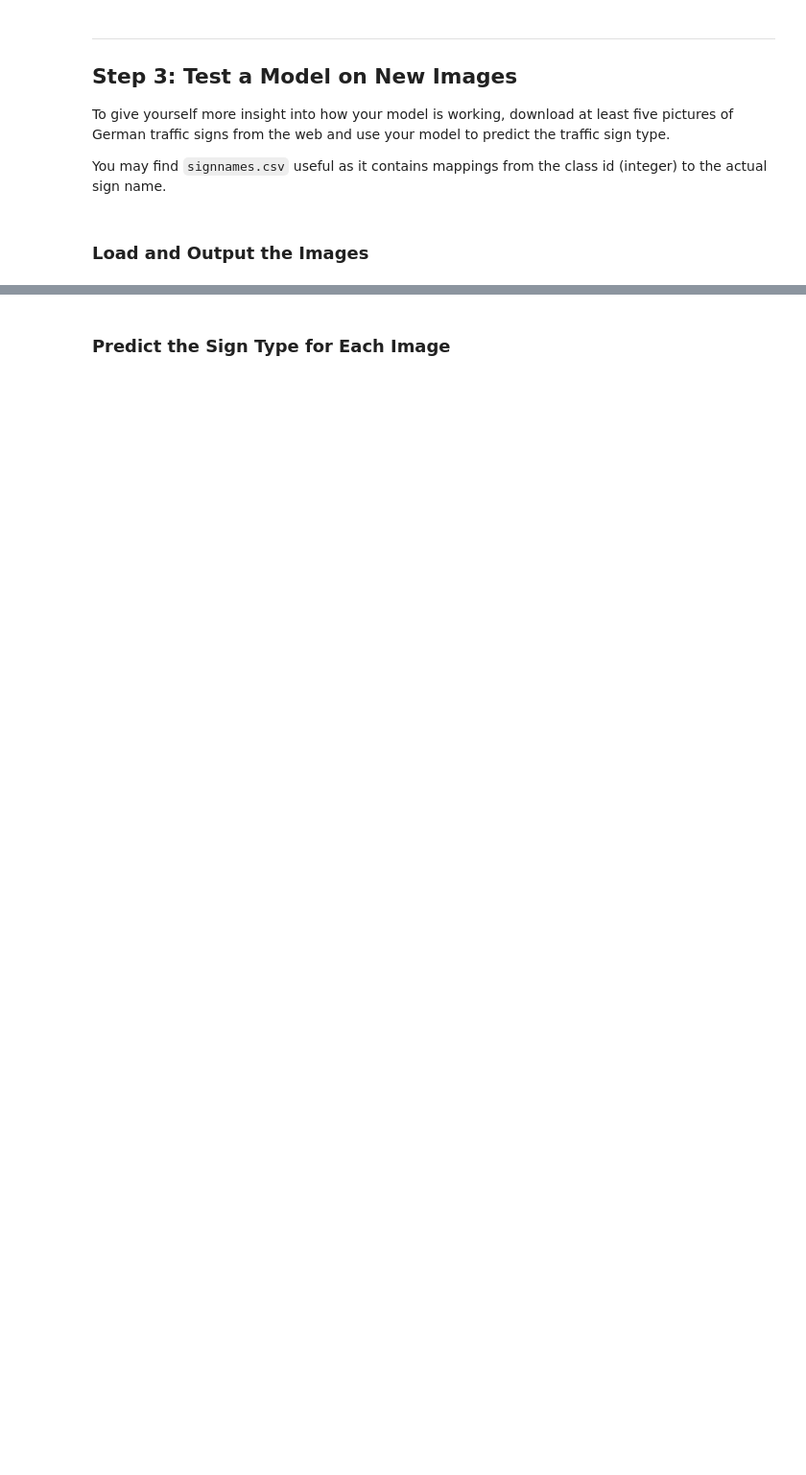
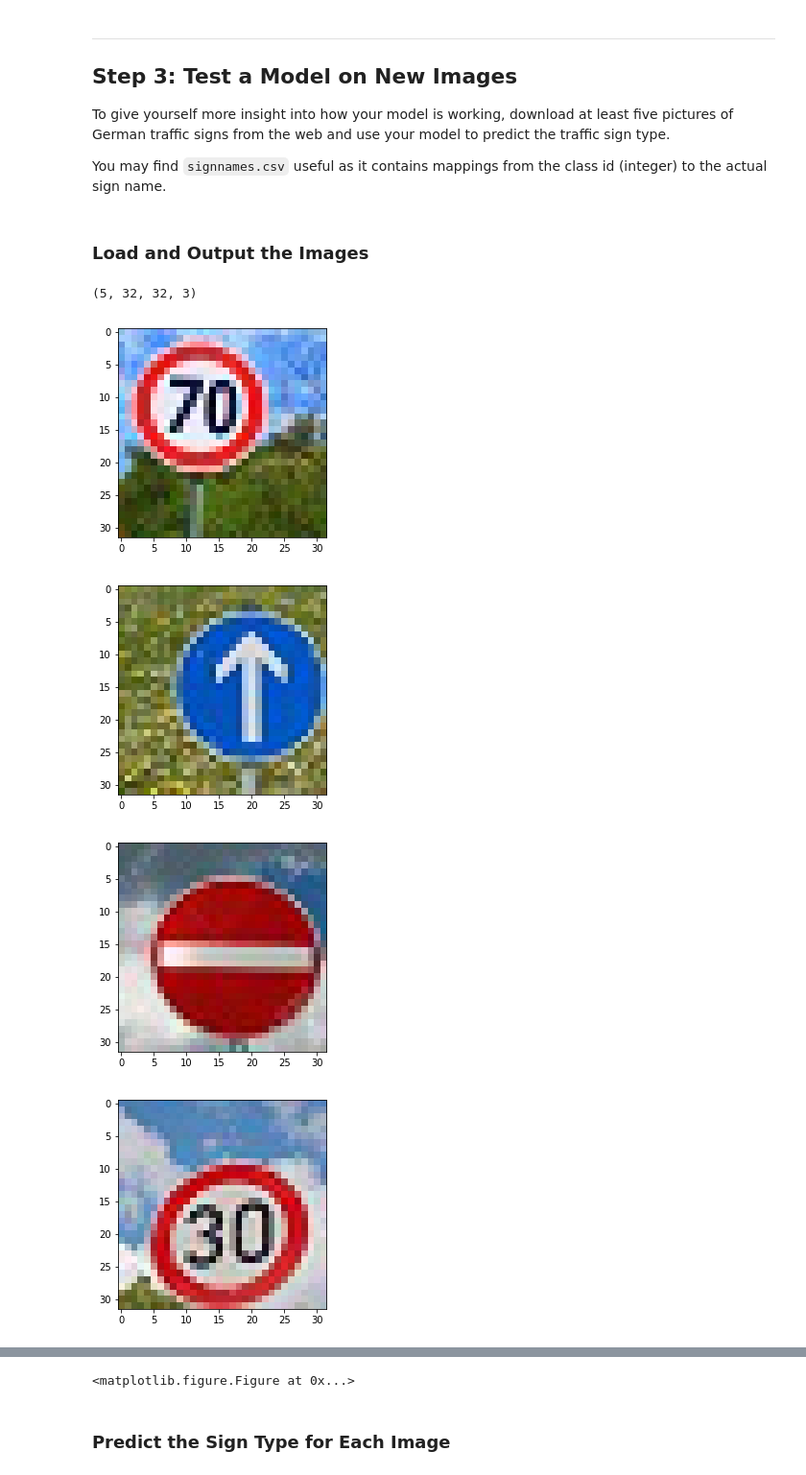
Before and after one commit to Kaarmaa/CarND-Traffic-Sign-Classifier-Project, a Jupyter notebook: Traffic_Sign_Classifier.ipynb, the cells around one changed output, grey strips where cells are left out. Shown at 96% size. Saved outputs shown, nothing was run; the diff lists cells and outputs as text; code cells hidden in the pictures; blank space fills up the shorter version.

```diff
--- a/Traffic_Sign_Classifier.ipynb
+++ b/Traffic_Sign_Classifier.ipynb
@@ -325,8 +362,10 @@ with tf.Session() as sess:
             batch_x, batch_y = X_train_mod[offset:end], y_train[offset:end]
             sess.run(training_operation, feed_dict={x: batch_x, y: batch_y, keep_prob: 0.5})
 
+        training_accuracy = evaluate(X_train_mod, y_train)
         validation_accuracy = evaluate(X_valid_mod, y_valid)
         print("EPOCH {} ...".format(i+1))
+        print("Training Accuracy = {:.3f}".format(training_accuracy))
         print("Validation Accuracy = {:.3f}".format(validation_accuracy))
         print()
 
@@ -374,0 +417,32 @@ You may find `signnames.csv` useful as it contains mappings from the class id (i
+# %%
+### Load the images and plot them here.
+### Feel free to use as many code cells as needed.
+
+import os
+#check for files
+import_dir = os.listdir("data/ExtendedExamples/")
+
+def import_images(path):
+    img = cv2.imread(path, cv2.IMREAD_COLOR)
+    img = cv2.cvtColor(img, cv2.COLOR_RGB2BGR)
+    #img = cv2.cvtColor( img, cv2.COLOR_RGB2GRAY )
+
+    return img
+
+EEImgs = [import_images('data/ExtendedExamples/' + i) for i in import_dir]
+print (np.shape(EEImgs))
+#EEImgs = np.array([import_images('data/ExtendedExamples/' + i) for i in import_dir])
+#print (EEImgs)
+
+# correct labels of the new 5 examples
+extended_labels = np.array([4,35,17,1,32])
+
+for image in EEImgs:
+    plt.imshow(image)
+    plt.figure()
+# %% [output]
+(5, 32, 32, 3)
+[figure, added]
+[figure, added]
+[figure, added]
+[figure, added]
@@ -375,3 +450,4 @@ You may find `signnames.csv` useful as it contains mappings from the class id (i
+<matplotlib.figure.Figure at 0x...>
 # %% [markdown]
 ### Predict the Sign Type for Each Image
 # %%
```
Also changed, not shown: parts of 19 cells of this notebook, 5 other files.
